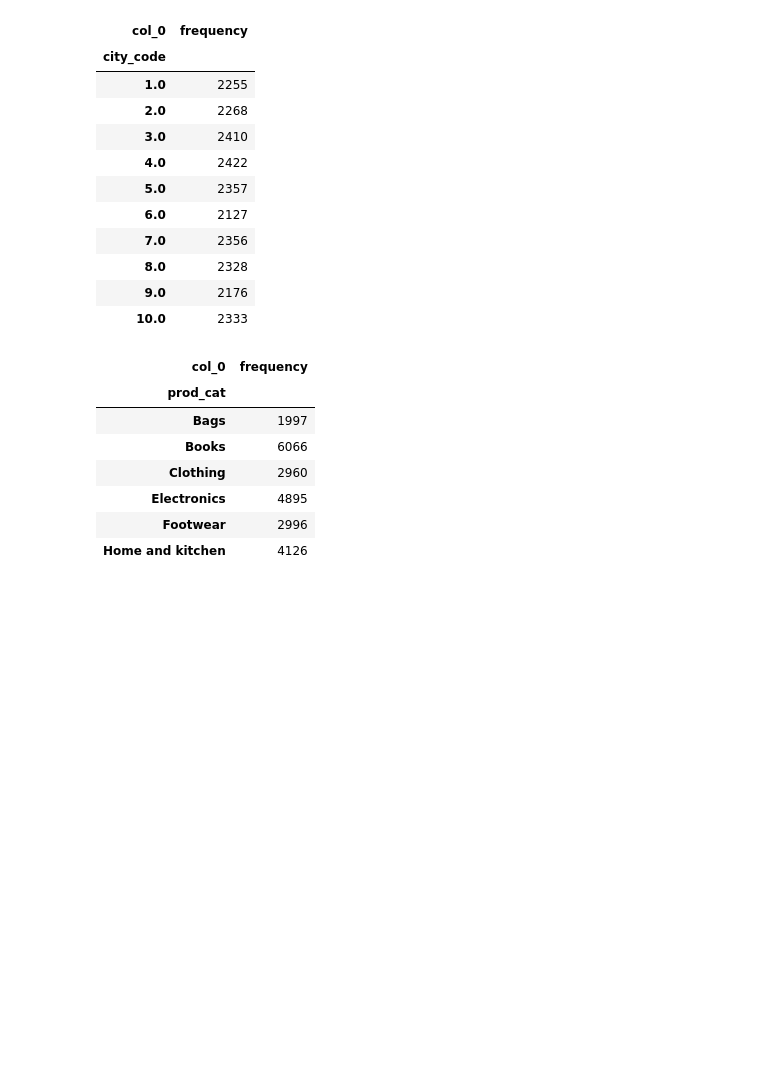
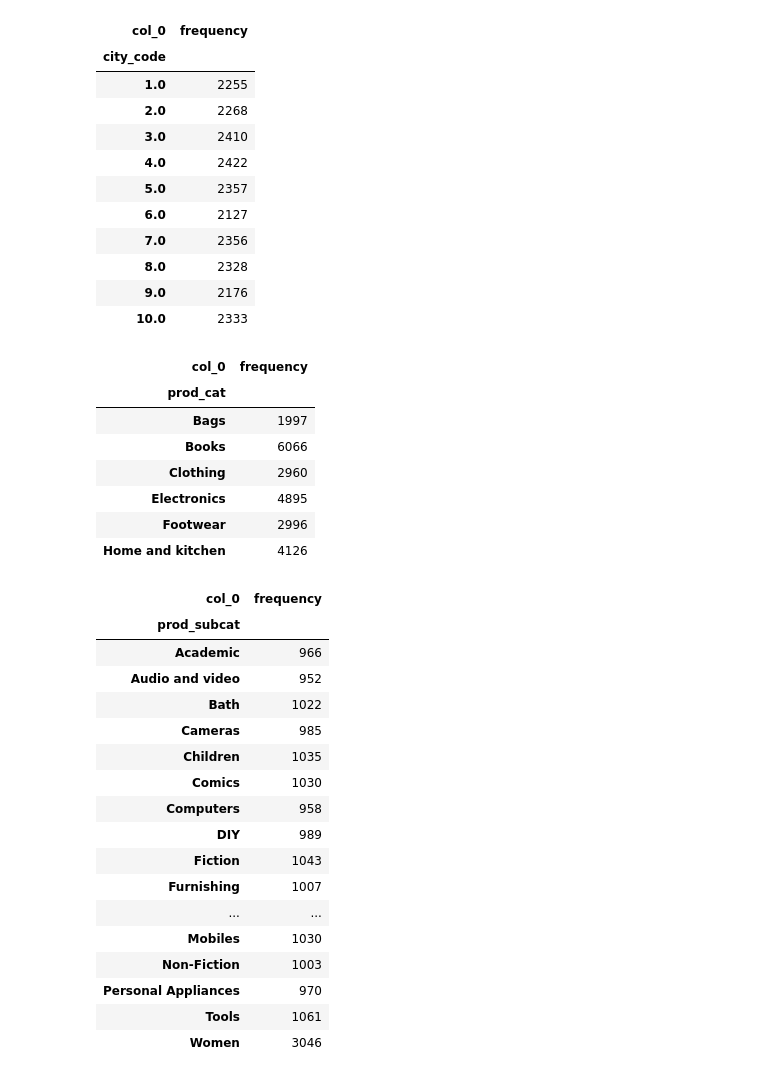
Before and after one commit to sakshisv/Retail-Case-Study, a Jupyter notebook: Retail Case Study (Python).ipynb, the cells around one changed output. Drawn from its saved outputs; the diff is of its cells as text; code cells hidden in the pictures; blank space fills up the shorter version.

```diff
--- a/Retail Case Study (Python).ipynb
+++ b/Retail Case Study (Python).ipynb
@@ -286,7 +286,26 @@ pd.crosstab(index = Customer_Final['prod_cat'], columns = 'frequency')
 | Footwear | 2996 |
 | Home and kitchen | 4126 |
 # %%
-pd.crosstab(index = Customer_Final['prod_subcat_code'], columns = 'frequency')
+pd.crosstab(index = Customer_Final['prod_subcat'], columns = 'frequency')
+# %% [output]
+| col_0 | frequency |
+| prod_subcat |  |
+| Academic | 966 |
+| Audio and video | 952 |
+| Bath | 1022 |
+| Cameras | 985 |
+| Children | 1035 |
+| Comics | 1030 |
+| Computers | 958 |
+| DIY | 989 |
+| Fiction | 1043 |
+| Furnishing | 1007 |
+| ... | ... |
+| Mobiles | 1030 |
+| Non-Fiction | 1003 |
+| Personal Appliances | 970 |
+| Tools | 1061 |
+| Women | 3046 |
 # %%
 Customer_Final
 # %% [output]
```
Also changed, not shown: parts of 2 cells of this notebook.
